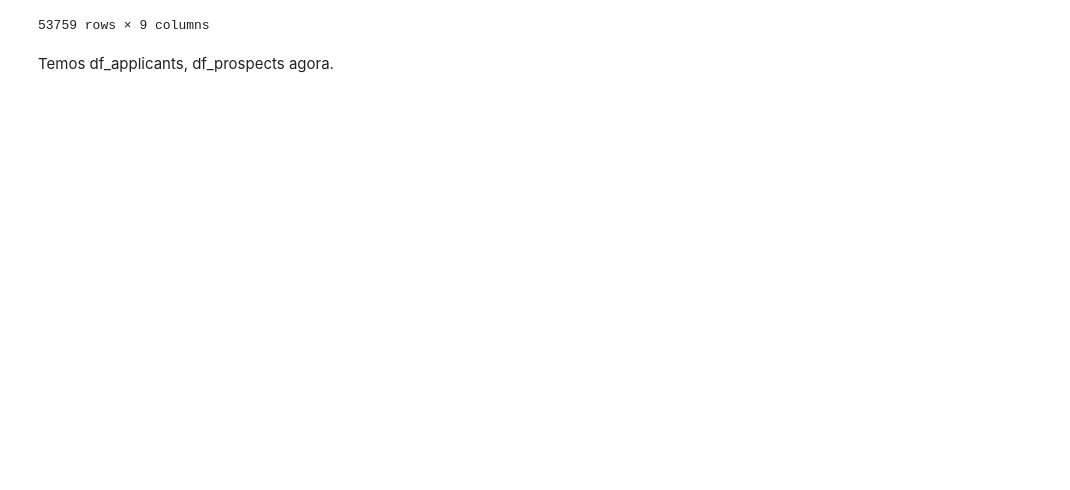
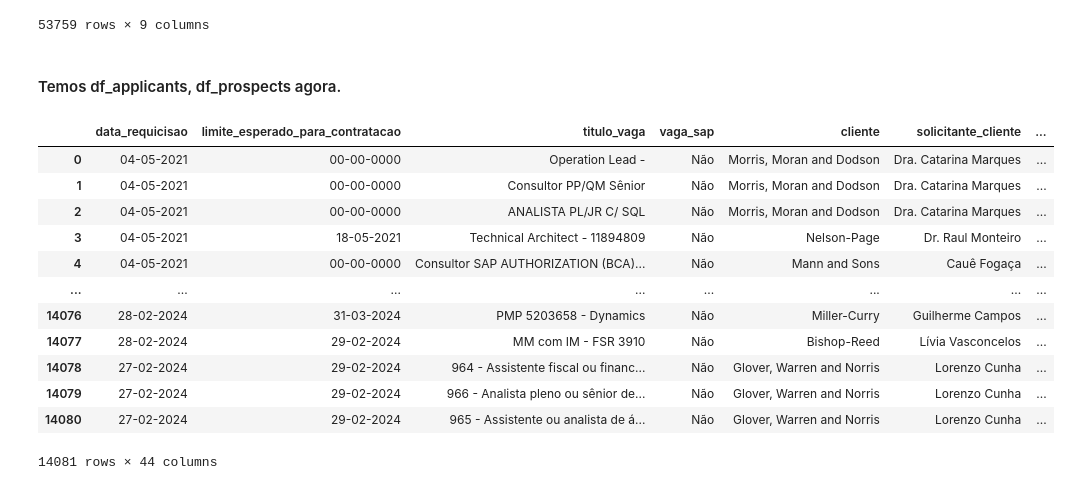
Before and after one commit to fcoalcantarajr/projeto-datathon-fiap, a Jupyter notebook: analysis.ipynb, the cells around one changed output. Saved outputs shown, nothing was run; the diff lists cells and outputs as text; code cells hidden in the pictures; blank space fills up the shorter version.

```diff
--- a/analysis.ipynb
+++ b/analysis.ipynb
@@ -124,4 +122,32 @@ df_prospects
 | 14221 | Consultor Sênior Oracle EPM FCCS ... |  | Luan Marques | 3217 | Encaminhado ao Requisitante | 19-02-2019 | 19-02-2019 | ... |
 53759 rows × 9 columns
 # %% [markdown]
-Temos df_applicants, df_prospects agora.
+#### Temos df_applicants, df_prospects agora.
+# %%
+# Read the JSON file as a dictionary of dictionaries
+df_vagas = pd.read_json('data/vagas.json', orient='index')
+
+# Normalize each dictionary column
+infos_basicas = pd.json_normalize(df_vagas['informacoes_basicas'])
+perfil_vaga = pd.json_normalize(df_vagas['perfil_vaga'])
+beneficios = pd.json_normalize(df_vagas['beneficios'])
+
+# Concatenate all normalized columns with the original index
+df_vagas = pd.concat([infos_basicas, perfil_vaga, beneficios], axis=1)
+
+# Show the flattened DataFrame
+df_vagas
+# %% [output]
+|  | data_requicisao | limite_esperado_para_contratacao | titulo_vaga | vaga_sap | cliente | solicitante_cliente | ... |
+| 0 | 04-05-2021 | 00-00-0000 | Operation Lead - | Não | Morris, Moran and Dodson | Dra. Catarina Marques | ... |
+| 1 | 04-05-2021 | 00-00-0000 | Consultor PP/QM Sênior | Não | Morris, Moran and Dodson | Dra. Catarina Marques | ... |
+| 2 | 04-05-2021 | 00-00-0000 | ANALISTA PL/JR C/ SQL | Não | Morris, Moran and Dodson | Dra. Catarina Marques | ... |
+| 3 | 04-05-2021 | 18-05-2021 | Technical Architect - 11894809 | Não | Nelson-Page | Dr. Raul Monteiro | ... |
+| 4 | 04-05-2021 | 00-00-0000 | Consultor SAP AUTHORIZATION (BCA)... | Não | Mann and Sons | Cauê Fogaça | ... |
+| ... | ... | ... | ... | ... | ... | ... | ... |
+| 14076 | 28-02-2024 | 31-03-2024 | PMP 5203658 - Dynamics | Não | Miller-Curry | Guilherme Campos | ... |
+| 14077 | 28-02-2024 | 29-02-2024 | MM com IM - FSR 3910 | Não | Bishop-Reed | Lívia Vasconcelos | ... |
+| 14078 | 27-02-2024 | 29-02-2024 | 964 - Assistente fiscal ou financ... | Não | Glover, Warren and Norris | Lorenzo Cunha | ... |
+| 14079 | 27-02-2024 | 29-02-2024 | 966 - Analista pleno ou sênior de... | Não | Glover, Warren and Norris | Lorenzo Cunha | ... |
+| 14080 | 27-02-2024 | 29-02-2024 | 965 - Assistente ou analista de á... | Não | Glover, Warren and Norris | Lorenzo Cunha | ... |
+14081 rows × 44 columns
```
Also changed, not shown: parts of 4 cells of this notebook.
